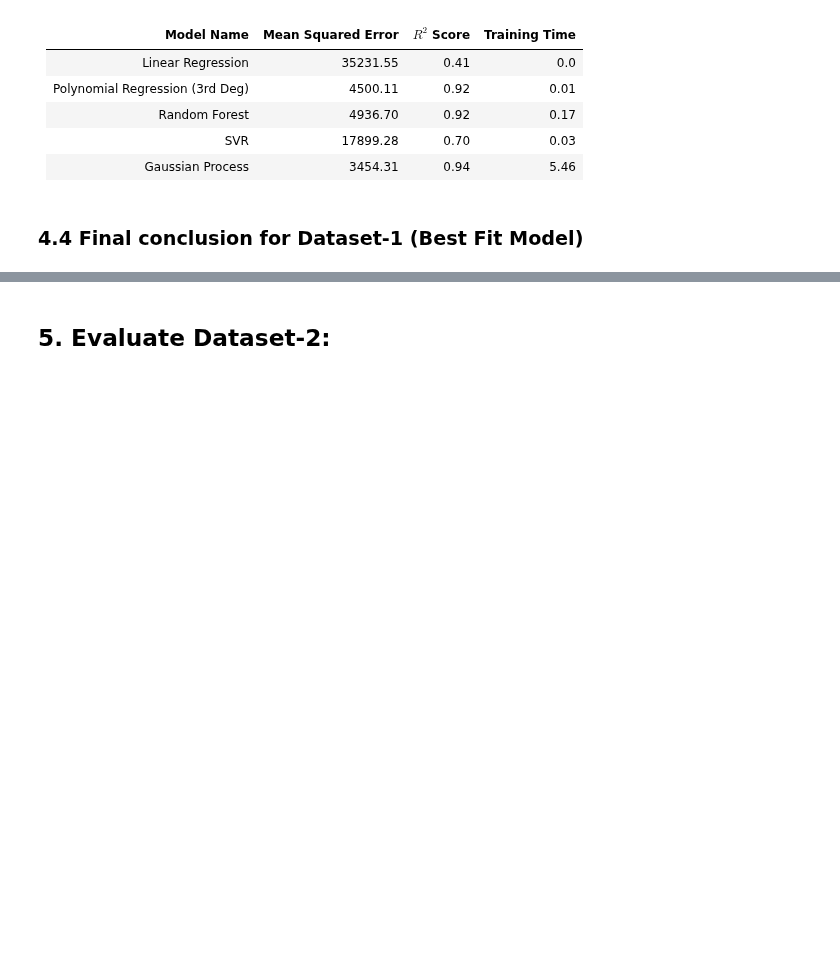
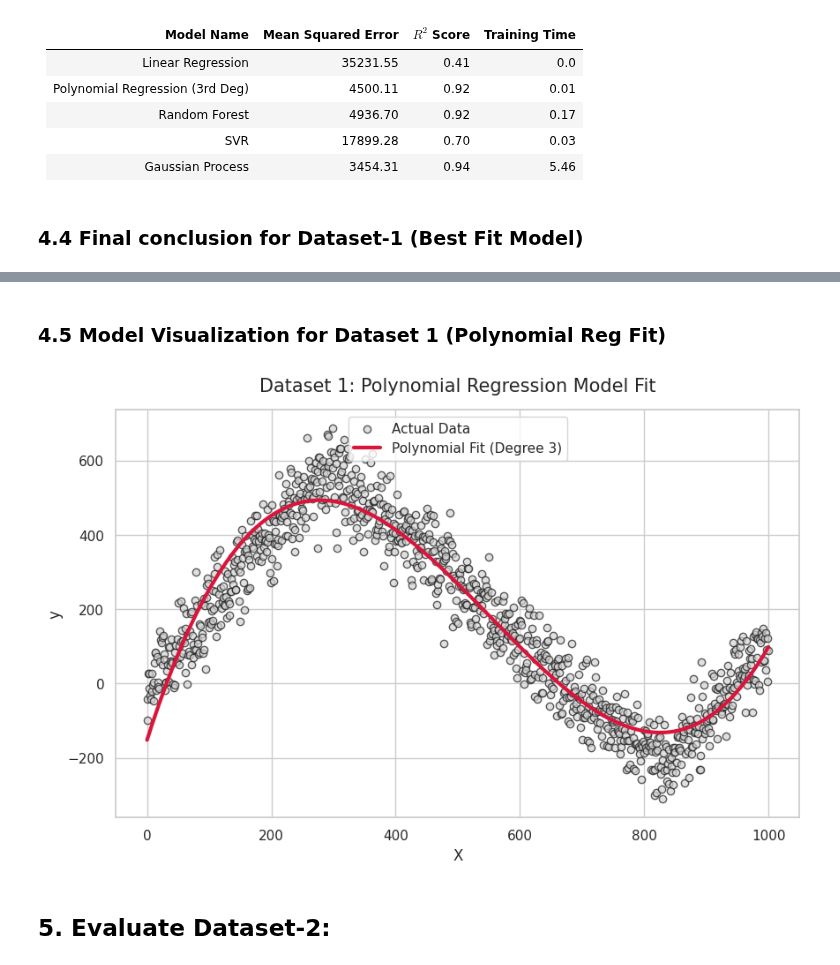
Before and after one commit to huzefar/oxford, a Jupyter notebook: CML/workspace/Task-1.ipynb, the cells around one changed output, grey strips where cells are left out. Saved outputs shown, nothing was run; the diff lists cells and outputs as text; code cells hidden in the pictures; blank space fills up the shorter version.

```diff
--- a/CML/workspace/Task-1.ipynb
+++ b/CML/workspace/Task-1.ipynb
@@ -398,3 +401,30 @@ However, I think the `Polynomial Regression` is the `best fit model for Dataset
+# %% [markdown]
+### 4.5 Model Visualization for Dataset 1 (Polynomial Reg Fit)
+# %%
+# Generate a dense, smooth range of X values from min to max
+X1_range = np.linspace(df1['X'].min(), df1['X'].max(), 500).reshape(-1, 1)
+
+# Predict the y values for that smooth range using the trained Polynomial model
+y1_pred_smooth = poly3.predict(X1_range)
+
+# 3. Create the plot
+plt.figure(figsize=(10, 6))
+
+# Plot the raw data
+plt.scatter(df1['X'], df1['y'], color='lightgray', alpha=0.7, label='Actual Data', edgecolor='k')
+
+# Plot the smooth Polynomial curve
+plt.plot(X1_range, y1_pred_smooth, color='crimson', linewidth=3, label='Polynomial Fit (Degree 3)')
+
+# Plot Labelling
+plt.title("Dataset 1: Polynomial Regression Model Fit", fontsize=15, pad=15)
+plt.xlabel("X", fontsize=12)
+plt.ylabel("y", fontsize=12)
+plt.legend(loc='upper center', fontsize=11)
+
+plt.show()
+# %% [output]
+[figure, added]
 # %% [markdown]
 ## 5. Evaluate Dataset-2:
 # %% [markdown]
```
Also changed, not shown: parts of 15 cells of this notebook.
